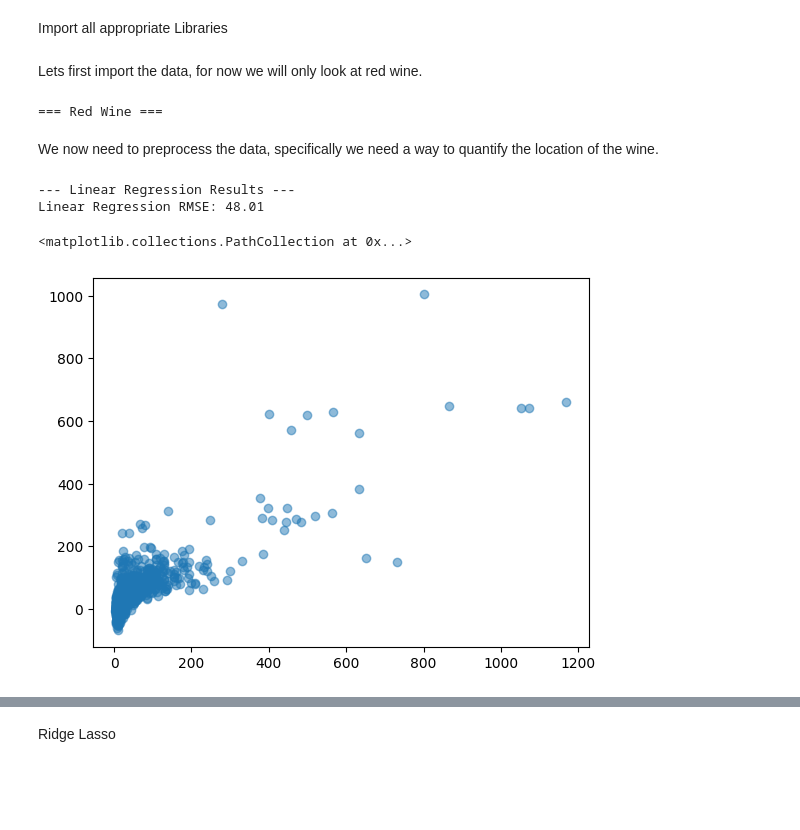
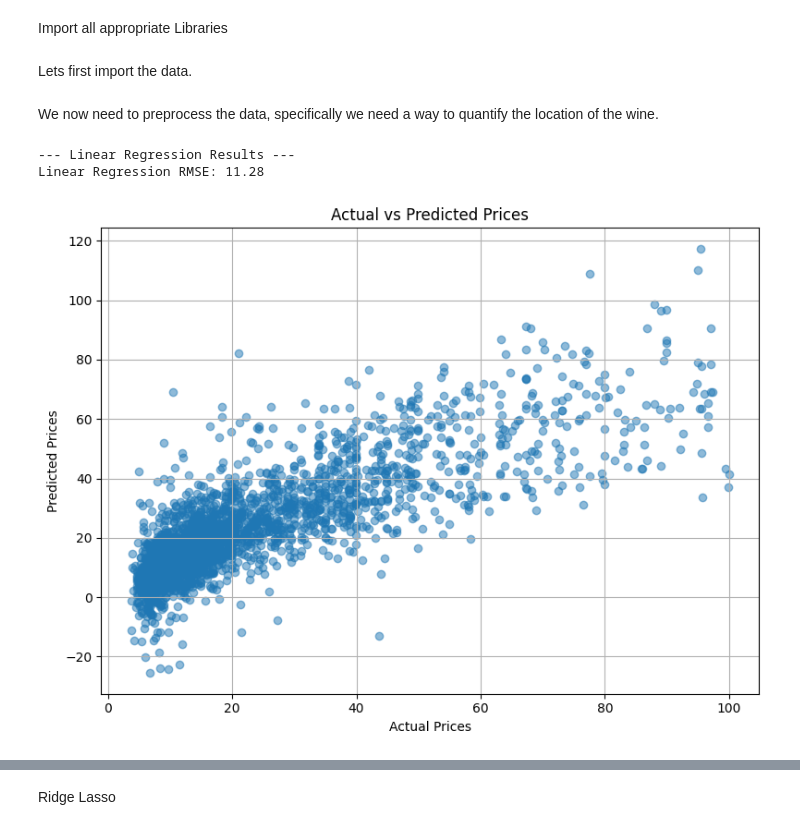
Before and after one commit to dylangeorg3/ENGG2112_Project, a Jupyter notebook: PriceModels.ipynb, the cells around one changed output, grey strips where cells are left out. Drawn from its saved outputs; the diff is of its cells as text; code cells hidden in the pictures; blank space fills up the shorter version.

Commit message:
Fixed up Linear regression model

```diff
--- a/PriceModels.ipynb
+++ b/PriceModels.ipynb
@@ -15,8 +17,14 @@ from sklearn.preprocessing import LabelEncoder
 # %% [markdown]
-Lets first import the data, for now we will only look at red wine.
+Lets first import the data.
 # %%
-# Load datasets
+#Load datasets
+
 df_red = pd.read_csv("Data/Raw/Wine_Datasets/Kaggle/Red.csv")
+df_Rose = pd.read_csv("Data/Raw/Wine_Datasets/Kaggle/Rose.csv")
+df_sparkling = pd.read_csv("Data/Raw/Wine_Datasets/Kaggle/Sparkling.csv")
+df_white = pd.read_csv("Data/Raw/Wine_Datasets/Kaggle/White.csv")
+
+df = pd.concat([df_red, df_Rose, df_sparkling, df_white], ignore_index=True)
 
 # Reclassify quality into categories
 def categorize_quality(q):
@@ -27,24 +35,7 @@ def categorize_quality(q):
     else:
         return "high"
 
-df_red["quality_category"] = df_red["Rating"].round().apply(categorize_quality)
-
-# Prepare datasets in a dictionary for easy looping
-datasets = {
-    "Red Wine": df_red,
-}
-
-for name, df in datasets.items():
-    print(f"\n=== {name} ===")
-
-    # Separate features and labels
-    X = df.drop(["Rating", "quality_category"], axis=1)
-    y = df["quality_category"]
-
-    # Train-test split
-    X_train, X_test, y_train, y_test = train_test_split(X, y, test_size=0.2, random_state=42)
+df["quality_category"] = df["Rating"].round().apply(categorize_quality)
-# %% [output]
-=== Red Wine ===
 # %% [markdown]
 We now need to preprocess the data, specifically we need a way to quantify the location of the wine.
 # %%
@@ -78,40 +60,45 @@ red_onehot = remove_outliers(red_onehot, 'Rating')
 # %%
-from sklearn.linear_model import LinearRegression
-
-# Separate features and target
-X_lr = red_onehot.drop(['Price', 'quality_category'], axis=1)
-y_lr = red_onehot['Price']
+# Prepare data for regression
+X = red_onehot.drop(["Price", "quality_category"], axis=1)
+y = red_onehot["Price"]
 
 # Convert 'Year' to numeric, coerce errors, and fill NaN with median year
-if 'Year' in X_lr.columns:
-	X_lr['Year'] = pd.to_numeric(X_lr['Year'], errors='coerce')
-	median_year = X_lr['Year'].median()
-	X_lr['Year'] = X_lr['Year'].fillna(median_year)
+if 'Year' in X.columns:
+	X['Year'] = pd.to_numeric(X['Year'], errors='coerce')
+	median_year = X['Year'].median()
+	X['Year'] = X['Year'].fillna(median_year)
 
 # Train-test split
-X_train_lr, X_test_lr, y_train_lr, y_test_lr = train_test_split(X_lr, y_lr, test_size=0.2, random_state=42)
+X_train_lr, X_test_lr, y_train_lr, y_test_lr = train_test_split(X, y, test_size=0.2, random_state=42)
 
 # Fit linear regression model
 lr_model = LinearRegression()
 lr_model.fit(X_train_lr, y_train_lr)
 
 # Predict on test set
 y_pred_lr = lr_model.predict(X_test_lr)
 
 # Evaluate model
 mse = mean_squared_error(y_test_lr, y_pred_lr)
 rmse = np.sqrt(mse)
 
 print("--- Linear Regression Results ---")
 
 print(f"Linear Regression RMSE: {rmse:.2f}")
 
 
 # plot actual vs predicted
+
+plt.figure(figsize=(8, 6))
+plt.xlabel("Actual Prices")
+plt.ylabel("Predicted Prices")
+plt.title("Actual vs Predicted Prices")
 plt.scatter(y_test_lr, y_pred_lr, alpha=0.5)
+plt.grid(True)
+plt.tight_layout()
+plt.show()
 # %% [output]
 --- Linear Regression Results ---
-Linear Regression RMSE: 48.01
+Linear Regression RMSE: 11.28
-<matplotlib.collections.PathCollection at 0x...>
-[figure, old version]
+[figure, new version]
 # %%
```
Also changed, not shown: parts of 4 cells of this notebook, 1 other file.
